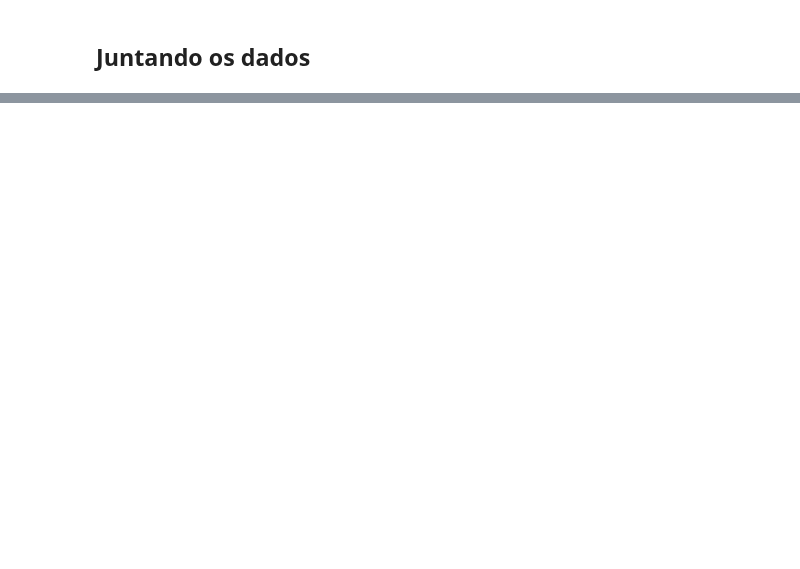
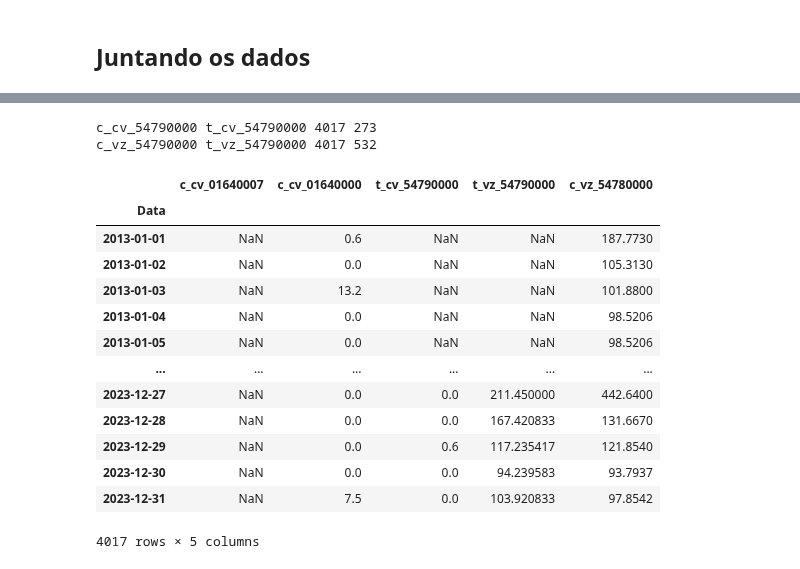
Before and after one commit to wasf84/pgmc-mestrado, a Jupyter notebook: dissertacao/bacia_jequitinhonha/download_ajuste_dados.ipynb, the cells around one changed output, grey strips where cells are left out. Drawn from its saved outputs; the diff is of its cells as text; code cells hidden in the pictures; blank space fills up the shorter version.

```diff
--- a/dissertacao/bacia_jequitinhonha/download_ajuste_dados.ipynb
+++ b/dissertacao/bacia_jequitinhonha/download_ajuste_dados.ipynb
@@ -742,26 +808,47 @@ df.columns
 # Acontece que existem gaps entre os dados, o que é estranho, porque a estação telemétrica tem dados que a convencional não tem e vice-versa.
 # Vou contar qual coluna tem mais dados e depois executar um 'fillna'
 
-colunas_esquerda = ['t_vz_56994500', 't_vz_56990850', 't_vz_56990005']
-colunas_direita = ['c_vz_56994500', 'c_vz_56990850', 'c_vz_56990005']
+colunas_esquerda = ['c_cv_54790000', 'c_vz_54790000']
+colunas_direita = ['t_cv_54790000', 't_vz_54790000']
 
 for i, j in zip(colunas_esquerda, colunas_direita):
     print(i, j, df[i].isna().sum(), df[j].isna().sum())
 
 # A coluna que tiver menos buracos será preenchida com os dados da coluna que tem mais dados faltantes
+# %% [output]
+c_cv_54790000 t_cv_54790000 4017 273
+c_vz_54790000 t_vz_54790000 4017 532
 # %%
-# Preenchendo a coluna que tem menos dados faltantes com a outra correspondente
-# Fazer isso para cada coluna, contudo, tem colunas que tem dados faltando demais. Neste caso, darei drop nelas inteiramente.
-df['c_vz_56994500'].fillna(df['t_vz_56994500'], inplace=True)
-df['t_vz_56990850'].fillna(df['c_vz_56990850'], inplace=True)
-df['t_vz_56990005'].fillna(df['c_vz_56990005'], inplace=True)
+# # Preenchendo a coluna que tem menos dados faltantes com a outra correspondente
+# # Fazer isso para cada coluna, contudo, tem colunas que tem dados faltando demais. Neste caso, darei drop nelas inteiramente.
+# df['c_vz_56994500'].fillna(df['t_vz_56994500'], inplace=True)
+# df['t_vz_56990850'].fillna(df['c_vz_56990850'], inplace=True)
+# df['t_vz_56990005'].fillna(df['c_vz_56990005'], inplace=True)
 
-df['c_vz_56994500'].isna().sum(), df['t_vz_56990850'].isna().sum(), df['t_vz_56990005'].isna().sum()
+# df['c_vz_56994500'].isna().sum(), df['t_vz_56990850'].isna().sum(), df['t_vz_56990005'].isna().sum()
-# %%
-# Remove as colunas que foram usadas para preencher os vazios
-
-df = df.drop(columns=["t_vz_56994500", "c_vz_56990850", "c_vz_56990005"])
-df
+# %%
+# Estas colunas estão completamente vazias:
+# c_cv_54790000
+# c_vz_54790000
+# Vou remover ambas
+
+df = df.drop(columns=["c_cv_54790000", "c_vz_54790000"])
+df
+# %% [output]
+|  | c_cv_01640007 | c_cv_01640000 | t_cv_54790000 | t_vz_54790000 | c_vz_54780000 |
+| Data |  |  |  |  |  |
+| 2013-01-01 | NaN | 0.6 | NaN | NaN | 187.7730 |
+| 2013-01-02 | NaN | 0.0 | NaN | NaN | 105.3130 |
+| 2013-01-03 | NaN | 13.2 | NaN | NaN | 101.8800 |
+| 2013-01-04 | NaN | 0.0 | NaN | NaN | 98.5206 |
+| 2013-01-05 | NaN | 0.0 | NaN | NaN | 98.5206 |
+| ... | ... | ... | ... | ... | ... |
+| 2023-12-27 | NaN | 0.0 | 0.0 | 211.450000 | 442.6400 |
+| 2023-12-28 | NaN | 0.0 | 0.0 | 167.420833 | 131.6670 |
+| 2023-12-29 | NaN | 0.0 | 0.6 | 117.235417 | 121.8540 |
+| 2023-12-30 | NaN | 0.0 | 0.0 | 94.239583 | 93.7937 |
+| 2023-12-31 | NaN | 7.5 | 0.0 | 103.920833 | 97.8542 |
+4017 rows × 5 columns
 # %%
 # Verificando a quantidade de valores "NaN" em cada coluna
 
```
Also changed, not shown: parts of 20 cells of this notebook, 12 other files.
